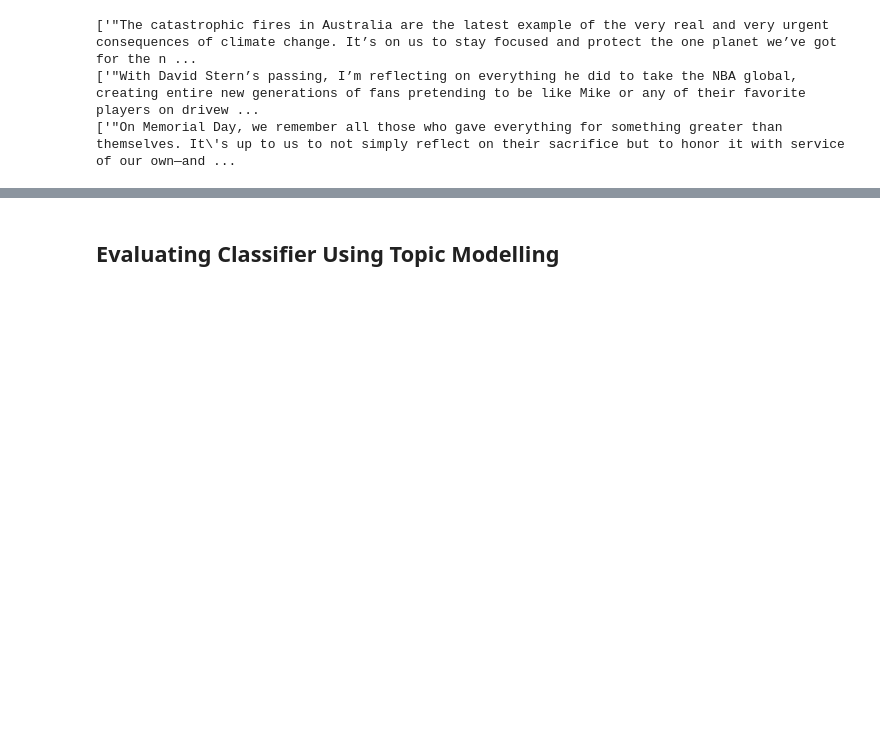
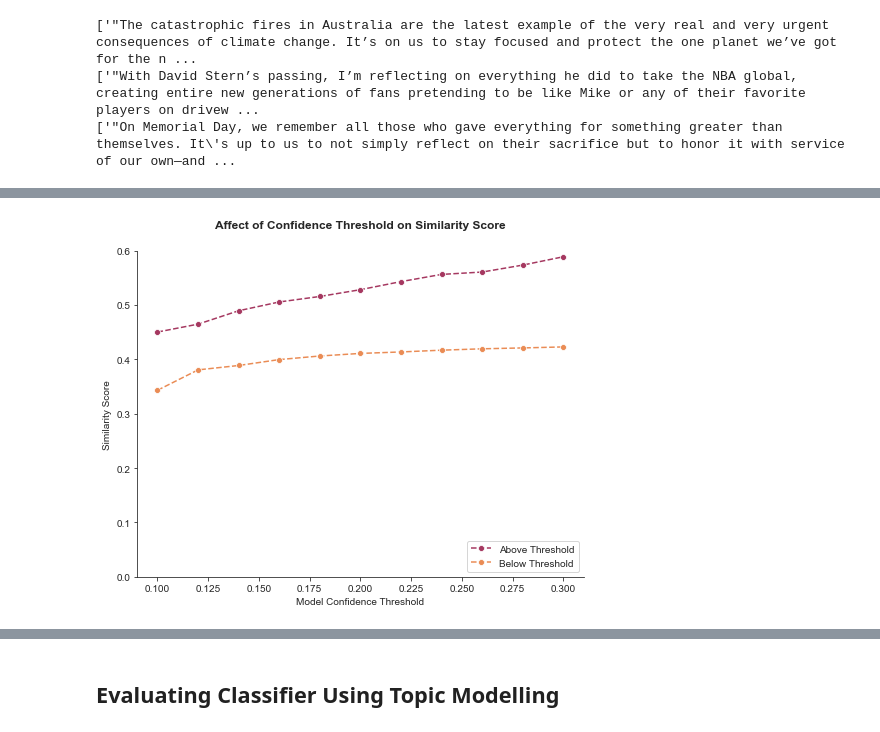
Before and after one commit to michaelhalim168/GiftFinder, a Jupyter notebook: 04-twitter-classifier-evaluation.ipynb, the cells around one changed output, grey strips where cells are left out. Cells and saved outputs as stored; diff of their text form; code cells hidden in the pictures; blank space fills up the shorter version.

```diff
--- a/04-twitter-classifier-evaluation.ipynb
+++ b/04-twitter-classifier-evaluation.ipynb
@@ -348,0 +381,27 @@ print(care_tweets[:30])
+# %%
+all_df = [espn_model, youtube_model, nasa_model, tswift_model, ellen_model, obama_model]
+all_averages = list()
+threshold = np.linspace(0.1, 0.3, 11)
+# %%
+for prob in threshold:
+    all_averages.append(get_results(all_df, prob))
+# %%
+average_df = pd.DataFrame(columns=['above', 'below'])
+for i in all_averages:
+    average_df.loc[len(average_df)] = i
+# %%
+average_df['threshold'] = threshold
+# %%
+fig, ax = plt.subplots(figsize=(8, 6))
+sns.lineplot(x="threshold", y="above", data=average_df,
+            label="Above Threshold", linestyle='--', marker='o', color='#a53860', ax=ax)
+sns.lineplot(x="threshold", y="below", data=average_df,
+           label="Below Threshold", linestyle='--', marker='o', color='#ea8c55', ax=ax)
+plt.xlabel('Model Confidence Threshold')
+plt.ylabel('Similarity Score')
+ax.set_ylim([0, 0.6])
+ax.set_title('Affect of Confidence Threshold on Similarity Score', fontweight='bold', fontsize=12, y=1.05)
+plt.legend(loc='lower right')
+sns.despine()
+# %% [output]
+[figure, added]
```
Also changed, not shown: parts of 8 cells of this notebook, 25 other files.
